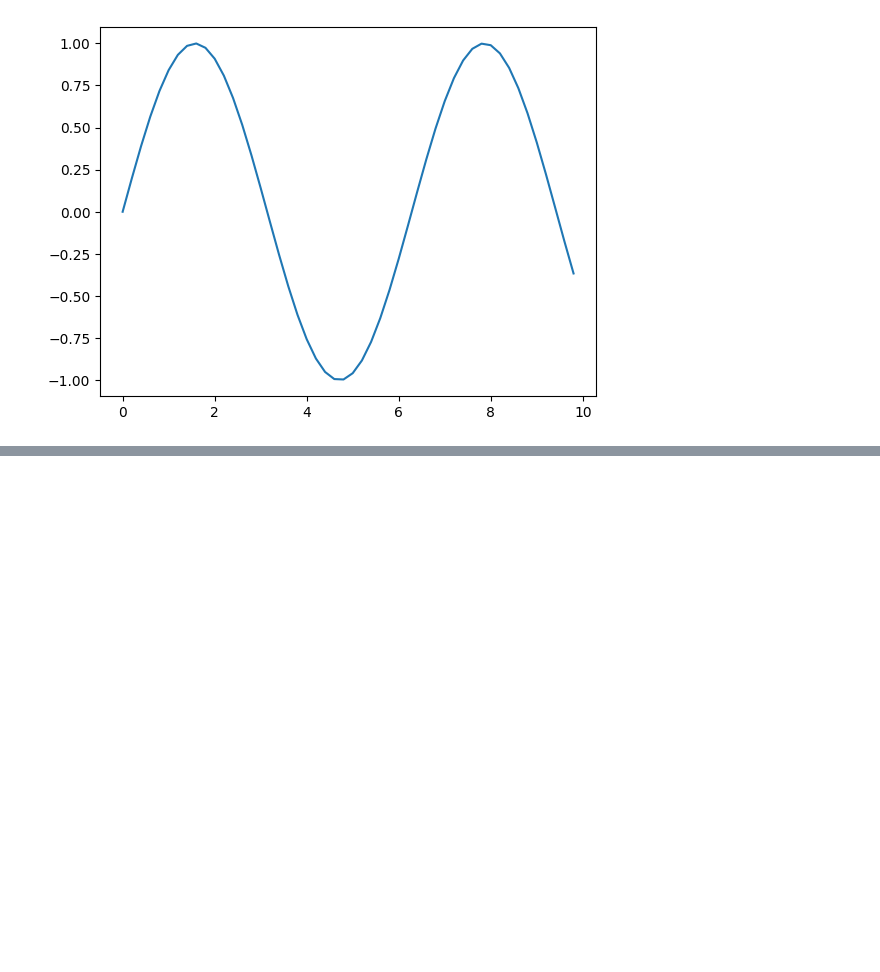
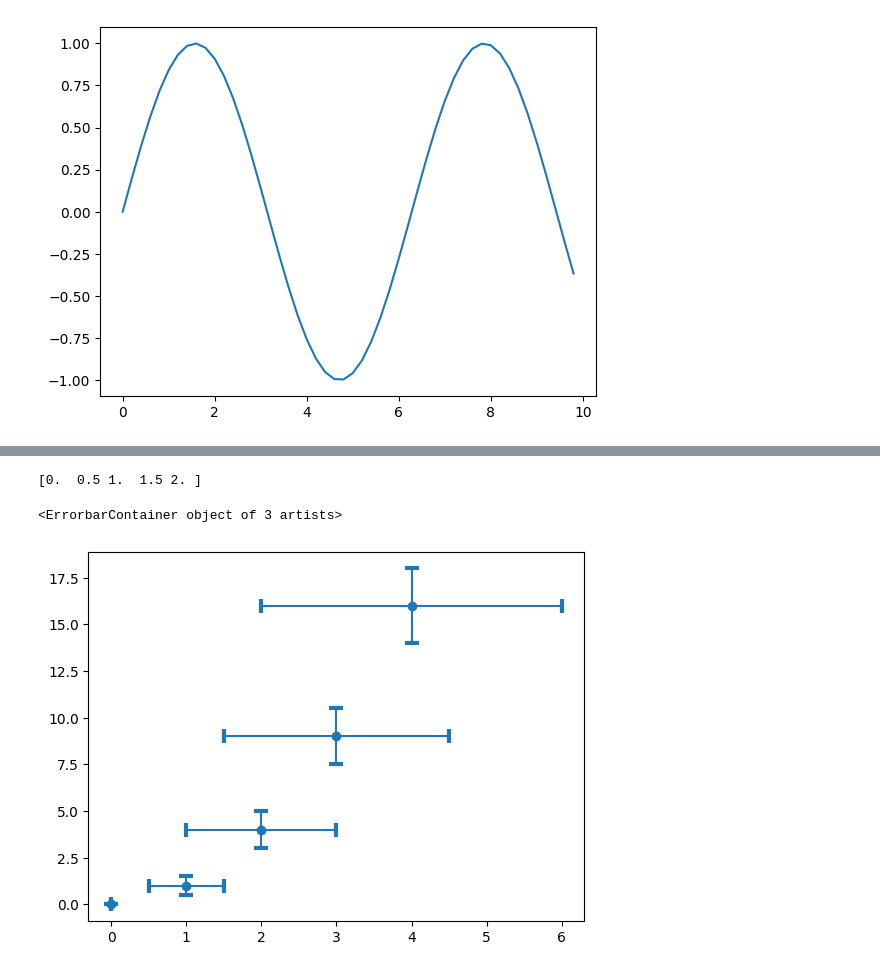
Before and after one commit to Reyal335/Telco-churn-analysis, a Jupyter notebook: notebooks/03_graphs.ipynb, the cells around one changed output, grey strips where cells are left out. Saved outputs shown, nothing was run; the diff lists cells and outputs as text; code cells hidden in the pictures; blank space fills up the shorter version.

```diff
--- a/notebooks/03_graphs.ipynb
+++ b/notebooks/03_graphs.ipynb
@@ -20,0 +40,10 @@ ax.plot(x, y)
+# %%
+index = np.arange(5)
+y = index**2
+errorBar = index/2
+print(errorBar)
+plt.errorbar(index,y, xerr=errorBar, yerr=errorBar, fmt='o', capsize=5,capthick=3)
+# %% [output]
+[0.  0.5 1.  1.5 2. ]
+<ErrorbarContainer object of 3 artists>
+[figure, added]
```
Also changed, not shown: parts of 6 cells of this notebook, 5 other files.
